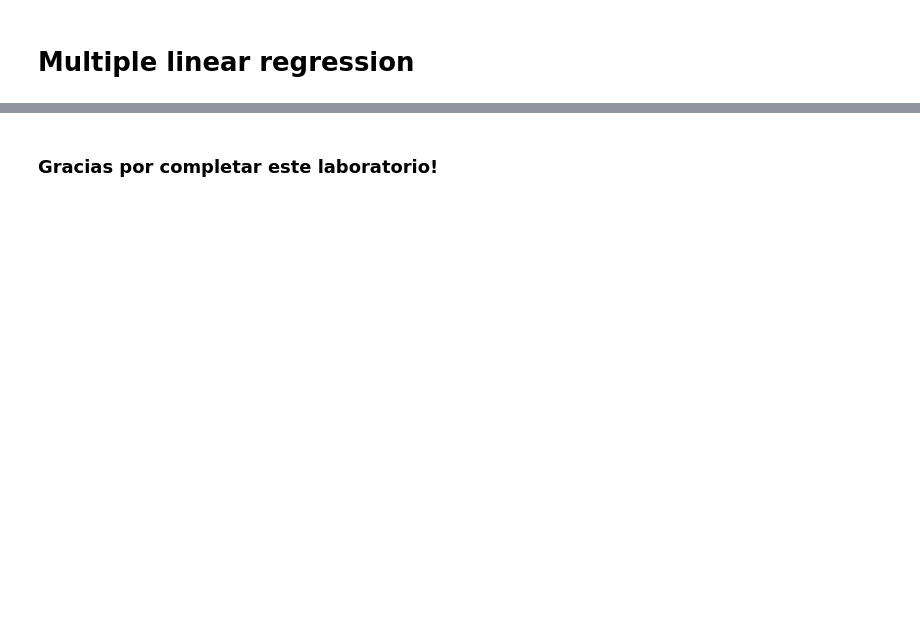
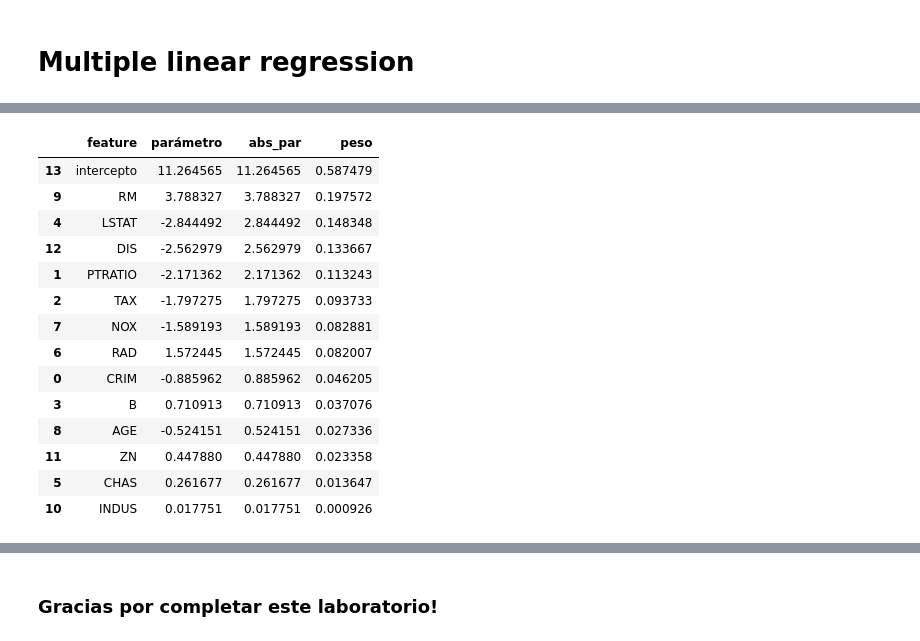
Before and after one commit to lbenitoc/test, a Jupyter notebook: Lab_Boston_Housing.ipynb, the cells around one changed output, grey strips where cells are left out. Saved outputs shown, nothing was run; the diff lists cells and outputs as text; code cells hidden in the pictures; blank space fills up the shorter version.

```diff
--- a/Lab_Boston_Housing.ipynb
+++ b/Lab_Boston_Housing.ipynb
@@ -612,3 +787,4 @@ sgd_reg.coef_
 # %%
-pd.DataFrame({'feature':X_train.columns.tolist(),
+pddf_res = pd.DataFrame({'feature':X_train.columns.tolist(),
               'parámetro':sgd_reg.coef_})
+pddf_res
@@ -615,3 +807,23 @@ pd.DataFrame({'feature':X_train.columns.tolist(),
+# %%
+pddf_res['abs_par'] = abs(pddf_res['parámetro'])
+pddf_res['peso'] = pddf_res['abs_par']/(sum(pddf_res['abs_par'])-11.264565)
+pddf_res.sort_values(by='abs_par', ascending=False)
+# %% [output]
+|  | feature | parámetro | abs_par | peso |
+| 13 | intercepto | 11.264565 | 11.264565 | 0.587479 |
+| 9 | RM | 3.788327 | 3.788327 | 0.197572 |
+| 4 | LSTAT | -2.844492 | 2.844492 | 0.148348 |
+| 12 | DIS | -2.562979 | 2.562979 | 0.133667 |
+| 1 | PTRATIO | -2.171362 | 2.171362 | 0.113243 |
+| 2 | TAX | -1.797275 | 1.797275 | 0.093733 |
+| 7 | NOX | -1.589193 | 1.589193 | 0.082881 |
+| 6 | RAD | 1.572445 | 1.572445 | 0.082007 |
+| 0 | CRIM | -0.885962 | 0.885962 | 0.046205 |
+| 3 | B | 0.710913 | 0.710913 | 0.037076 |
+| 8 | AGE | -0.524151 | 0.524151 | 0.027336 |
+| 11 | ZN | 0.447880 | 0.447880 | 0.023358 |
+| 5 | CHAS | 0.261677 | 0.261677 | 0.013647 |
+| 10 | INDUS | 0.017751 | 0.017751 | 0.000926 |
 # %%
 y_predicted_train = sgd_reg.predict(X_train)
 y_predicted_test = sgd_reg.predict(X_test)
```
Also changed, not shown: parts of 41 cells of this notebook.
